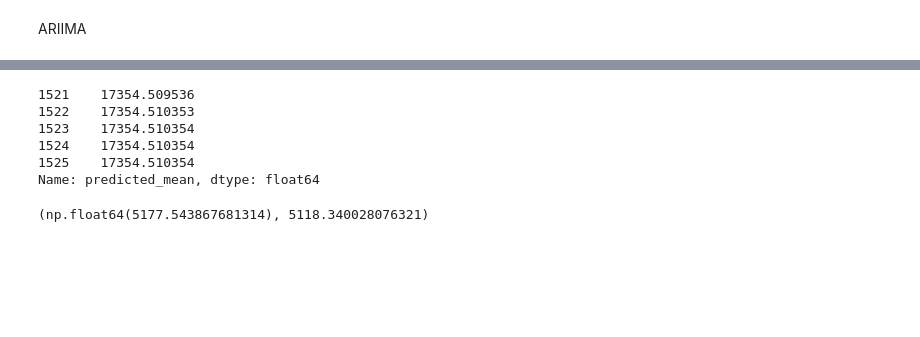
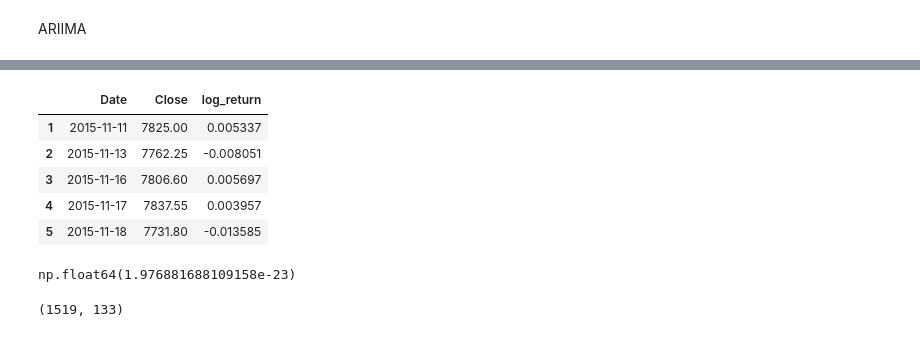
Before and after one commit to pranit-pk/time-series-forecasting, a Jupyter notebook: notebooks/01_exploration.ipynb, the cells around one changed output, grey strips where cells are left out. Cells and saved outputs as stored; diff of their text form; code cells hidden in the pictures; blank space fills up the shorter version.

```diff
--- a/notebooks/01_exploration.ipynb
+++ b/notebooks/01_exploration.ipynb
@@ -221,19 +149,0 @@ Warnings:
-# %%
-n_test = len(test_series)
-
-arima_forecast = arima_result.forecast(steps=n_test)
-arima_forecast.head()
-# %% [output]
-1521    17354.509536
-1522    17354.510353
-1523    17354.510354
-1524    17354.510354
-1525    17354.510354
-Name: predicted_mean, dtype: float64
-# %%
-rmse_arima = np.sqrt(mean_squared_error(test_series, arima_forecast))
-mae_arima = mean_absolute_error(test_series, arima_forecast)
-
-rmse_arima, mae_arima
-# %% [output]
-(np.float64(5177.543867681314), 5118.340028076321)
@@ -239,0 +158,24 @@ rmse_arima, mae_arima
+# %%
+df["log_return"] = np.log(df["Close"]).diff()
+df = df.dropna()
+
+df[["Date", "Close", "log_return"]].head()
+# %% [output]
+|  | Date | Close | log_return |
+| 1 | 2015-11-11 | 7825.00 | 0.005337 |
+| 2 | 2015-11-13 | 7762.25 | -0.008051 |
+| 3 | 2015-11-16 | 7806.60 | 0.005697 |
+| 4 | 2015-11-17 | 7837.55 | 0.003957 |
+| 5 | 2015-11-18 | 7731.80 | -0.013585 |
+# %%
+p_value = adfuller(df["log_return"])[1]
+p_value
+# %% [output]
+np.float64(1.976881688109158e-23)
+# %%
+train_series = df.loc[df["Date"] <= train_end, "log_return"]
+test_series  = df.loc[df["Date"] > val_end, "log_return"]
+
+len(train_series), len(test_series)
+# %% [output]
+(1519, 133)
```
Also changed, not shown: parts of 23 cells of this notebook, 1 other file.
